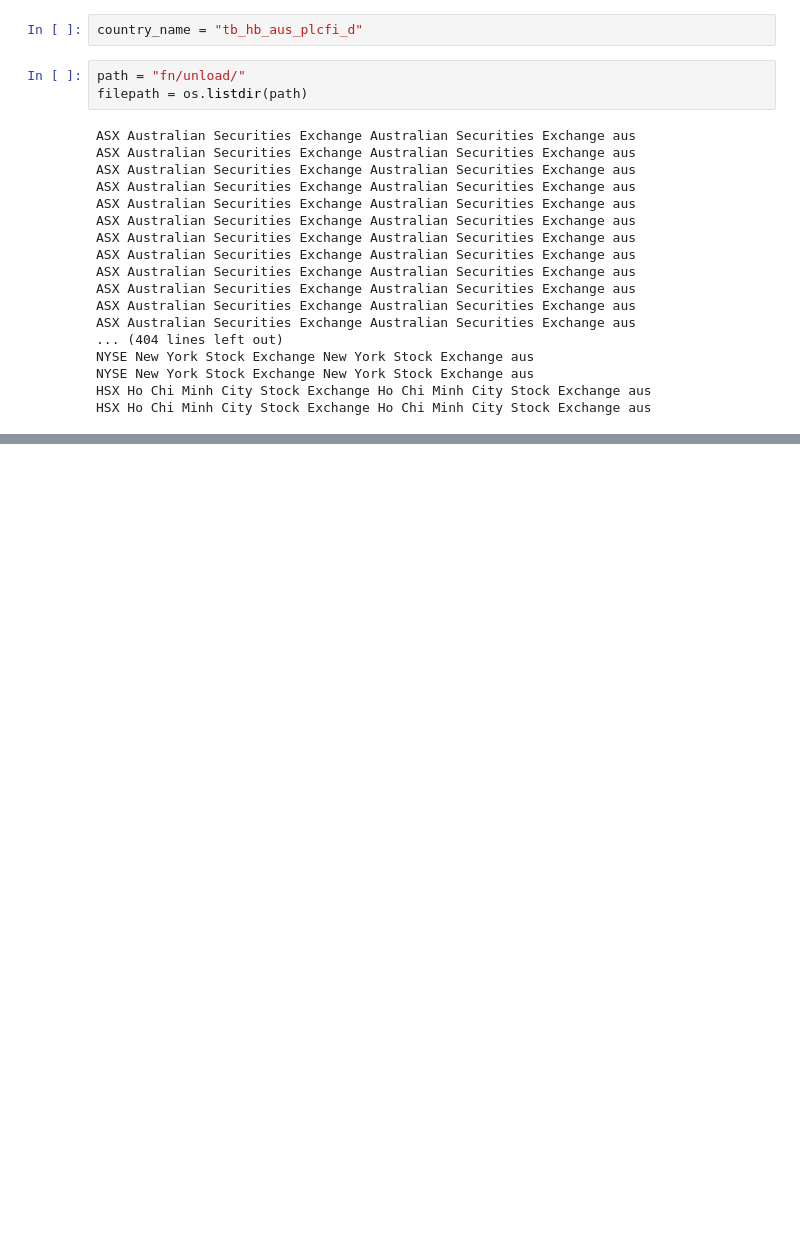
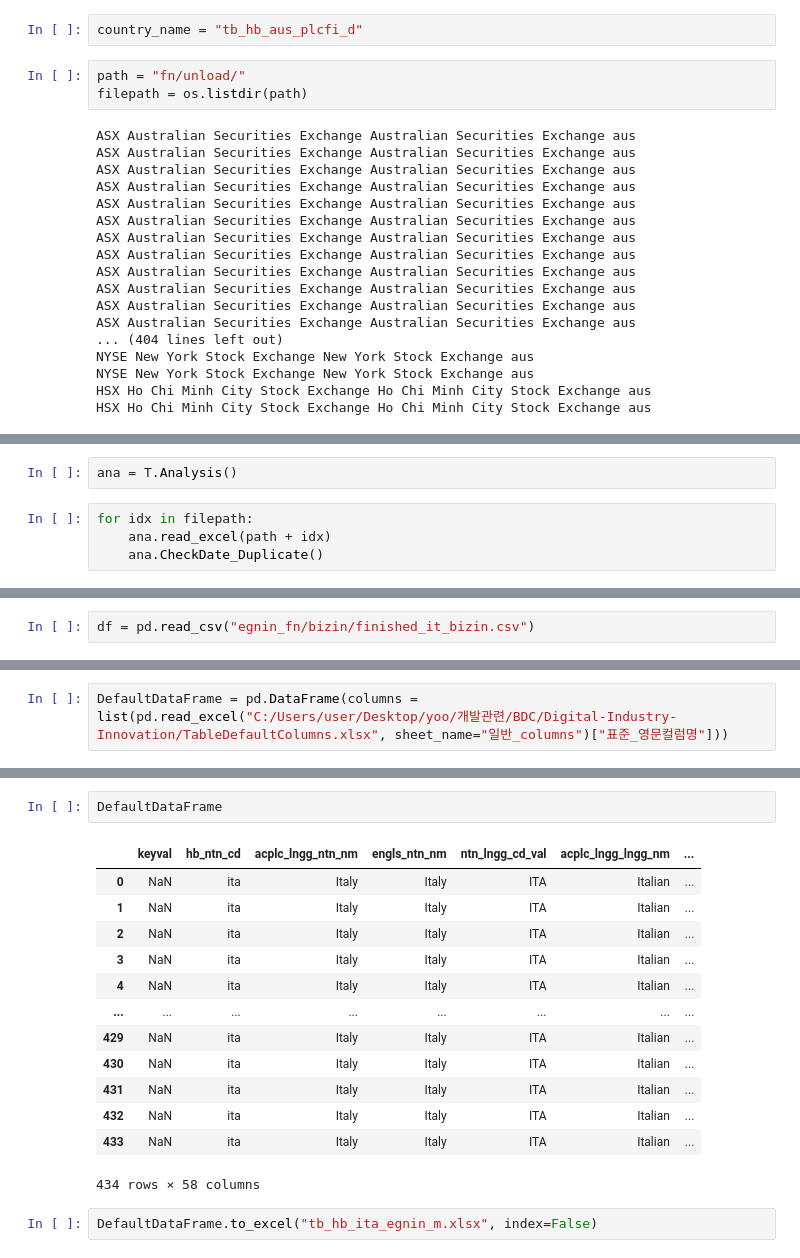
Before and after one commit to cmblir/Digital-Industry-Innovation, a Jupyter notebook: DataQuality/Example_code/T.ipynb, the cells around one changed output, grey strips where cells are left out. Drawn from its saved outputs; the diff is of its cells as text; blank space fills up the shorter version.

```diff
--- a/DataQuality/Example_code/T.ipynb
+++ b/DataQuality/Example_code/T.ipynb
@@ -194,0 +220,6 @@ HSX Ho Chi Minh City Stock Exchange Ho Chi Minh City Stock Exchange aus
+# %%
+ana = T.Analysis()
+# %%
+for idx in filepath:
+    ana.read_excel(path + idx)
+    ana.CheckDate_Duplicate()
@@ -194,0 +228,2 @@ HSX Ho Chi Minh City Stock Exchange Ho Chi Minh City Stock Exchange aus
+# %%
+df = pd.read_csv("egnin_fn/bizin/finished_it_bizin.csv")
@@ -194,0 +245,2 @@ HSX Ho Chi Minh City Stock Exchange Ho Chi Minh City Stock Exchange aus
+# %%
+DefaultDataFrame = pd.DataFrame(columns = list(pd.read_excel("C:/Users/user/Desktop/yoo/개발관련/BDC/Digital-Industry-Innovation/TableDefaultColumns.xlsx", sheet_name="일반_columns")["표준_영문컬럼명"]))
@@ -194,0 +320,18 @@ HSX Ho Chi Minh City Stock Exchange Ho Chi Minh City Stock Exchange aus
+# %%
+DefaultDataFrame
+# %% [output]
+|  | keyval | hb_ntn_cd | acplc_lngg_ntn_nm | engls_ntn_nm | ntn_lngg_cd_val | acplc_lngg_lngg_nm | ... |
+| 0 | NaN | ita | Italy | Italy | ITA | Italian | ... |
+| 1 | NaN | ita | Italy | Italy | ITA | Italian | ... |
+| 2 | NaN | ita | Italy | Italy | ITA | Italian | ... |
+| 3 | NaN | ita | Italy | Italy | ITA | Italian | ... |
+| 4 | NaN | ita | Italy | Italy | ITA | Italian | ... |
+| ... | ... | ... | ... | ... | ... | ... | ... |
+| 429 | NaN | ita | Italy | Italy | ITA | Italian | ... |
+| 430 | NaN | ita | Italy | Italy | ITA | Italian | ... |
+| 431 | NaN | ita | Italy | Italy | ITA | Italian | ... |
+| 432 | NaN | ita | Italy | Italy | ITA | Italian | ... |
+| 433 | NaN | ita | Italy | Italy | ITA | Italian | ... |
+434 rows × 58 columns
+# %%
+DefaultDataFrame.to_excel("tb_hb_ita_egnin_m.xlsx", index=False)
```
Also changed, not shown: parts of 15 cells of this notebook, 15 other files.
